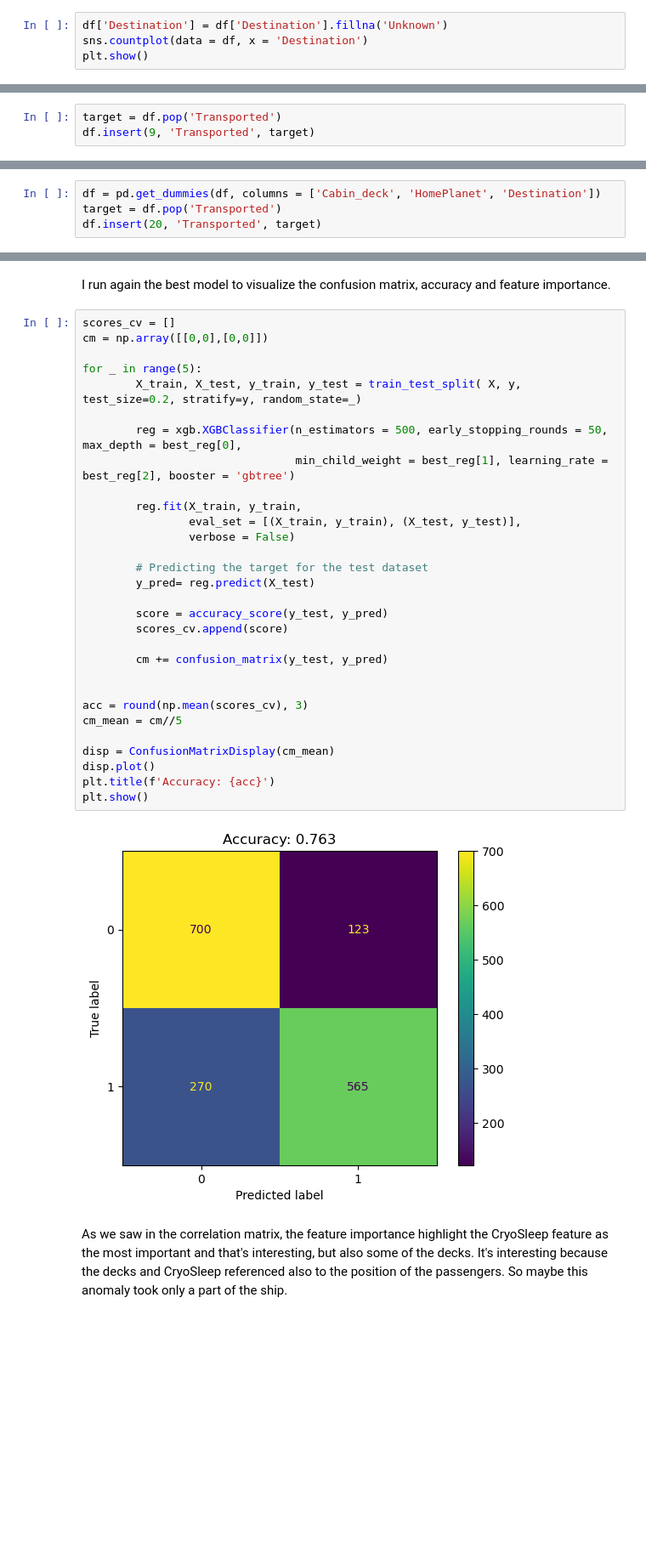
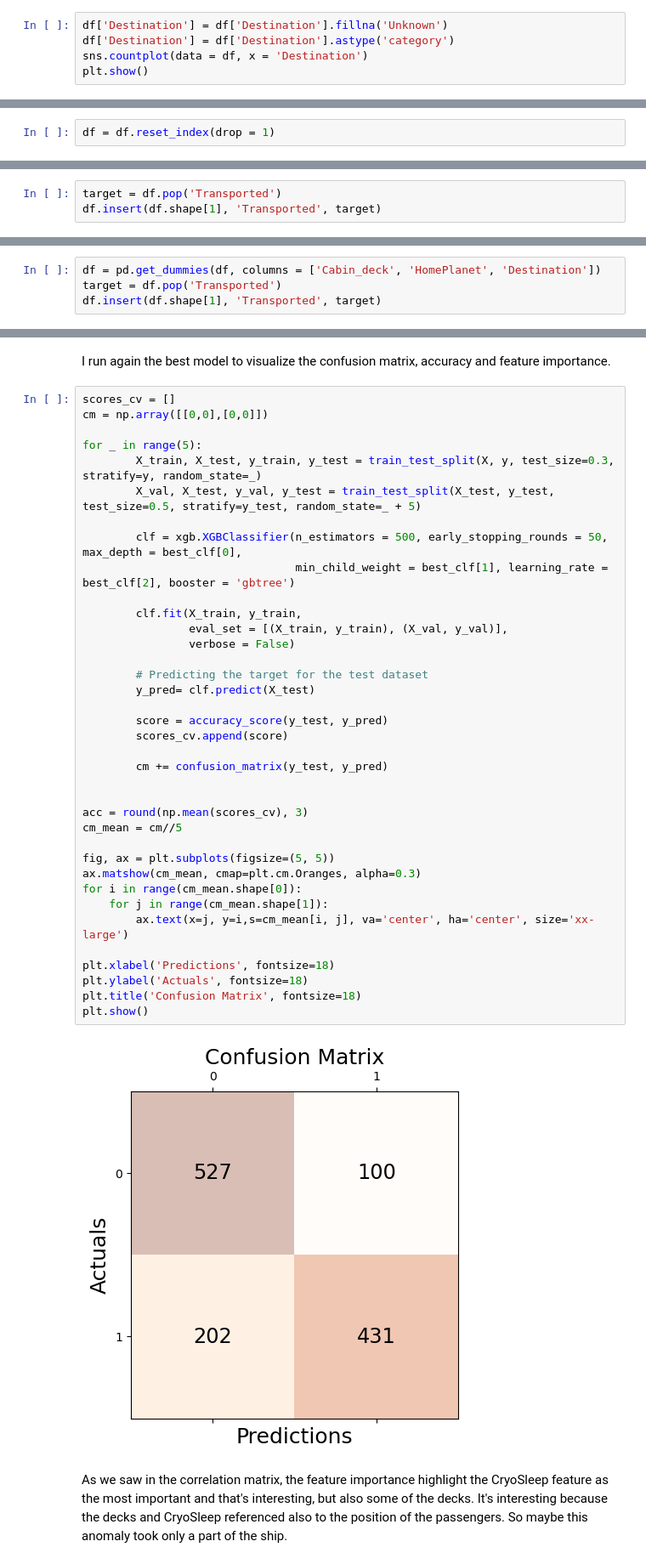
Before and after one commit to gianlucatut16/Spaceship-Titanic, a Jupyter notebook: main.ipynb, the cells around one changed output, grey strips where cells are left out. Shown at 85% size. Saved outputs shown, nothing was run; the diff lists cells and outputs as text; blank space fills up the shorter version.

```diff
--- a/main.ipynb
+++ b/main.ipynb
@@ -146,5 +155,6 @@ So the destinations are TRAPPIST-1e, PSO J318.5-22, 55 Cancri e. Here there are
 # %%
 df['Destination'] = df['Destination'].fillna('Unknown')
+df['Destination'] = df['Destination'].astype('category')
 sns.countplot(data = df, x = 'Destination')
 plt.show()
 # %% [output]
@@ -182,3 +207,5 @@ sns.boxplot(data = df[df['VIP'].isnull()], y = 'Spendings')
+# %%
+df = df.reset_index(drop = 1)
 # %% [markdown]
 # Machine learning
 # %% [markdown]
@@ -187,7 +214,7 @@ The idea is to first use a bunch of models only on the training dataset given fr
 Moving the target from the center of the dataset to the end for my personal pleasure
 # %%
 target = df.pop('Transported')
-df.insert(9, 'Transported', target)
+df.insert(df.shape[1], 'Transported', target)
 # %% [markdown]
 The following correlation matrix shows us the correlation between variables according to pearson's coefficient. It's interesting the correlation between CryoSleep and the target.
 # %%
@@ -207,7 +234,7 @@ But, as you know, some feature are categorical and some models don't work well w
 # %%
 df = pd.get_dummies(df, columns = ['Cabin_deck', 'HomePlanet', 'Destination'])
 target = df.pop('Transported')
-df.insert(20, 'Transported', target)
+df.insert(df.shape[1], 'Transported', target)
 # %% [markdown]
 At this point, i did again the correlation matrix. We can notice how there are some correlation > 0.1 with some HomePlanet value and Cabin_deck.
 # %%
@@ -353,35 +347,42 @@ I run again the best model to visualize the confusion matrix, accuracy and featu
 # %%
 scores_cv = []
 cm = np.array([[0,0],[0,0]])
 
 for _ in range(5):
-        X_train, X_test, y_train, y_test = train_test_split( X, y, test_size=0.2, stratify=y, random_state=_)
+        X_train, X_test, y_train, y_test = train_test_split(X, y, test_size=0.3, stratify=y, random_state=_)
+        X_val, X_test, y_val, y_test = train_test_split(X_test, y_test, test_size=0.5, stratify=y_test, random_state=_ + 5)
 
-        reg = xgb.XGBClassifier(n_estimators = 500, early_stopping_rounds = 50, max_depth = best_reg[0],
-                                min_child_weight = best_reg[1], learning_rate = best_reg[2], booster = 'gbtree')
+        clf = xgb.XGBClassifier(n_estimators = 500, early_stopping_rounds = 50, max_depth = best_clf[0],
+                                min_child_weight = best_clf[1], learning_rate = best_clf[2], booster = 'gbtree')
 
-        reg.fit(X_train, y_train,
-                eval_set = [(X_train, y_train), (X_test, y_test)],
+        clf.fit(X_train, y_train,
+                eval_set = [(X_train, y_train), (X_val, y_val)],
                 verbose = False)
 
         # Predicting the target for the test dataset
-        y_pred= reg.predict(X_test)
+        y_pred= clf.predict(X_test)
 
         score = accuracy_score(y_test, y_pred)
         scores_cv.append(score)
 
         cm += confusion_matrix(y_test, y_pred)
 
 
 acc = round(np.mean(scores_cv), 3)
 cm_mean = cm//5
 
-disp = ConfusionMatrixDisplay(cm_mean)
-disp.plot()
-plt.title(f'Accuracy: {acc}')
+fig, ax = plt.subplots(figsize=(5, 5))
+ax.matshow(cm_mean, cmap=plt.cm.Oranges, alpha=0.3)
+for i in range(cm_mean.shape[0]):
+    for j in range(cm_mean.shape[1]):
+        ax.text(x=j, y=i,s=cm_mean[i, j], va='center', ha='center', size='xx-large')
+
+plt.xlabel('Predictions', fontsize=18)
+plt.ylabel('Actuals', fontsize=18)
+plt.title('Confusion Matrix', fontsize=18)
 plt.show()
 # %% [output]
-[figure, old version]
+[figure, new version]
 # %% [markdown]
 As we saw in the correlation matrix, the feature importance highlight the CryoSleep feature as the most important and that's interesting, but also some of the decks. It's interesting because the decks and CryoSleep referenced also to the position of the passengers. So maybe this anomaly took only a part of the ship.
 # %%
```
Also changed, not shown: parts of 42 cells of this notebook, 1 other file.
